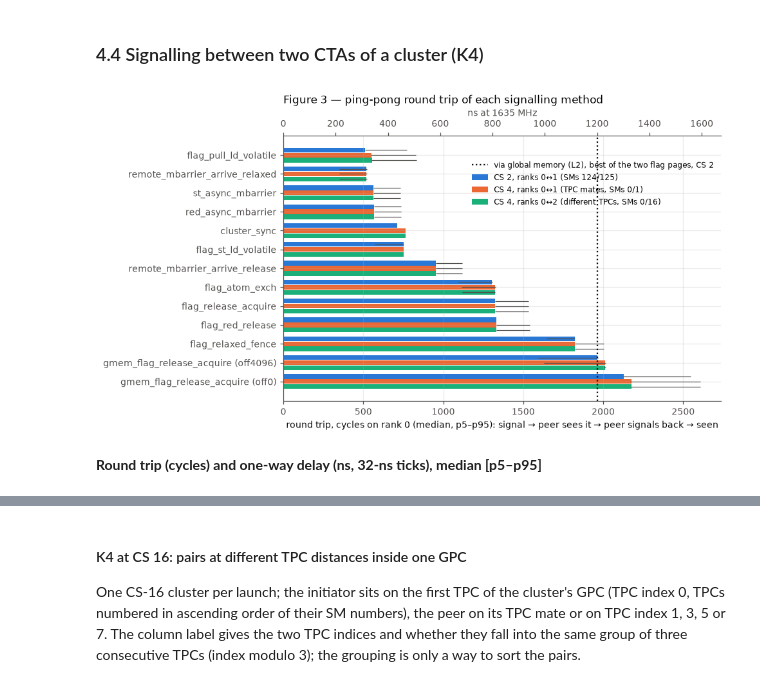
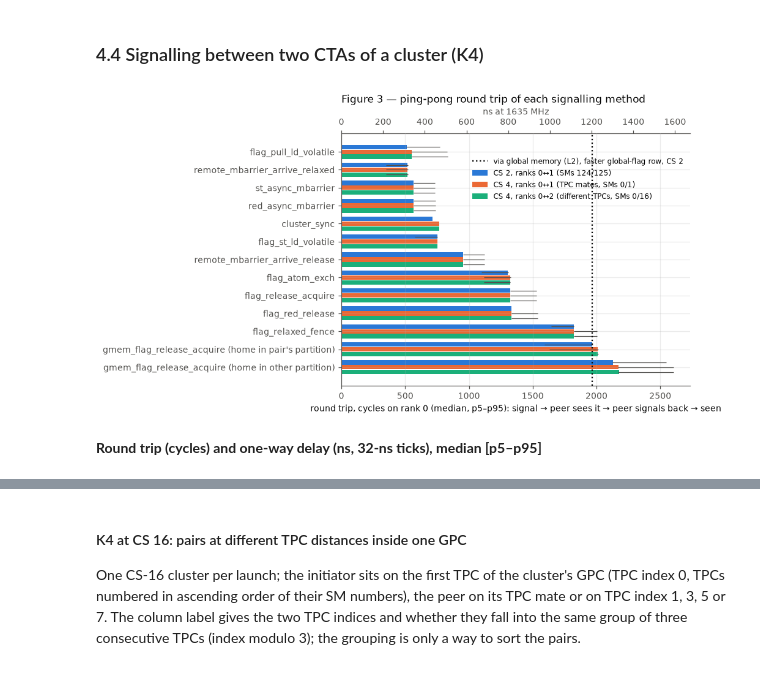
Before and after one commit to lomolisso/h100-microbench, a Jupyter notebook: experiments/07__synchronization_primitives/07__synchronization_primitives.ipynb, the cells around one changed output, grey strips where cells are left out. Saved outputs shown, nothing was run; the diff lists cells and outputs as text; code cells hidden in the pictures.

```diff
--- a/experiments/07__synchronization_primitives/07__synchronization_primitives.ipynb
+++ b/experiments/07__synchronization_primitives/07__synchronization_primitives.ipynb
@@ -55,7 +55,7 @@ import pandas as pd
 from IPython.display import Markdown, display
 
 sys.path.insert(0, "src")
-from common07 import RES, EXP, load_prim, load_prop, net_lds, read_run, runs, stats, window_pcs
+from common07 import RES, EXP, k4_method, load_prim, load_prop, net_lds, read_run, runs, sm_map, stats, window_pcs
 
 QUICK = False
 C = ["#2a78d6", "#eb6834", "#1baf7a", "#eda100", "#e87ba4", "#008300", "#6250d6", "#e34948"]  # fixed categorical order
@@ -73,6 +73,7 @@ P, PRUN = {}, {}
 for k in ["k2", "k3", "k4"]:
     P[k], PRUN[k] = load_prop(k, QUICK)
 MHZ = float(np.median([K[k].sm_clock_mhz.median() for k in K]))
+SMAP = sm_map()  # SM → GPC / L2 partition of this device (latest map)
 
 
 def ns_axis(ax, which="y"):
@@ -585,40 +586,39 @@ display(table(p3, ["primitive", "smid_src", "smid_dst"], "one_way_ns").set_index
 ### 4.4 Signalling between two CTAs of a cluster (K4)
 # %%
 p4 = P["k4"].copy()
-p4["pair"] = p4.variant.str[-3:]
+p4["pair"] = p4.variant.astype(str).str.extract(r"_(r0\d)")[0]
 p4["place"] = np.where(p4.cs == 2, "CS 2, ranks 0↔1 (SMs " + p4.smid_src.astype(str) + "/" + p4.smid_dst.astype(str) + ")",
                        np.where(p4.pair == "r01", "CS 4, ranks 0↔1 (TPC mates, SMs " + p4.smid_src.astype(str) + "/" + p4.smid_dst.astype(str) + ")",
                                 "CS 4, ranks 0↔2 (different TPCs, SMs " + p4.smid_src.astype(str) + "/" + p4.smid_dst.astype(str) + ")"))
-p4["method"] = p4.primitive.astype(str) + np.where(p4.primitive == "gmem_flag_release_acquire",
-                                                  " (" + p4.variant.str.split("_").str[0] + ")", "")
+p4["method"] = k4_method(p4, SMAP.partition)
 s = stats(p4, ["method", "place"], "round_trip_cycles")
 ref = s[(s.method.str.startswith("gmem")) & s.place.str.startswith("CS 2")]["median"].min()
 order = s[s.place.str.startswith("CS 2")].sort_values("median").method.tolist()
 places = sorted(s.place.unique(), key=lambda p: (not p.startswith("CS 2"), p))
 fig, ax = plt.subplots(figsize=(9, 5))
 y = np.arange(len(order))
 for i, pl in enumerate(places):
     q = s[s.place == pl].set_index("method").reindex(order)
     ax.barh(y + (i - 1) * 0.27, q["median"], height=0.25, color=C[i], label=pl,
             xerr=[q["median"] - q.p5, q.p95 - q["median"]], error_kw=dict(ecolor=INK2, lw=0.8))
-ax.axvline(ref, ls=":", color=INK, lw=1.5, label="via global memory (L2), best of the two flag pages, CS 2")
+ax.axvline(ref, ls=":", color=INK, lw=1.5, label="via global memory (L2), faster global-flag row, CS 2")
 ax.set_yticks(y, order)
 ax.invert_yaxis()
 ax.set_xlabel("round trip, cycles on rank 0 (median, p5–p95): signal → peer sees it → peer signals back → seen")
 ax.set_title("Figure 3 — ping-pong round trip of each signalling method", loc="left")
 ns_axis(ax, "x")
 ax.legend(fontsize=8, loc="upper right", bbox_to_anchor=(1, 0.93))
 fig.tight_layout()
 plt.show()
 t = table(p4, ["method", "place"], "round_trip_cycles")
 t1 = table(p4, ["method", "place"], "one_way_ns")
 t["one-way ns"] = t1["median [p5–p95]"]
 pv = t.pivot_table(index="method", columns="place", values=["median [p5–p95]", "one-way ns"], aggfunc="first")
 pv = pv.reindex(order)
 display(Markdown("**Round trip (cycles) and one-way delay (ns, 32-ns ticks), median [p5–p95]**"))
 display(pv)
 # %% [output]
-[figure, old version]
+[figure, new version]
 **Round trip (cycles) and one-way delay (ns, 32-ns ticks), median [p5–p95]**
 |  | median [p5–p95] |  |  | one-way ns | ... |
 | place | CS 2, ranks 0↔1 (SMs 124/125) | CS 4, ranks 0↔1 (TPC mates, SMs 0/1) | CS 4, ranks 0↔2 (different TPCs, ... | CS 2, ranks 0↔1 (SMs 124/125) | ... |
```
Also changed, not shown: parts of 9 cells of this notebook, 5 other files.
